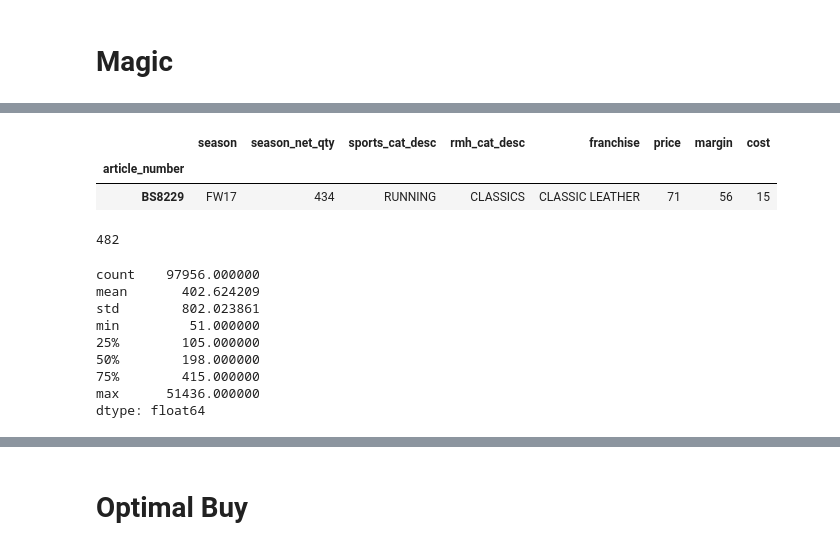
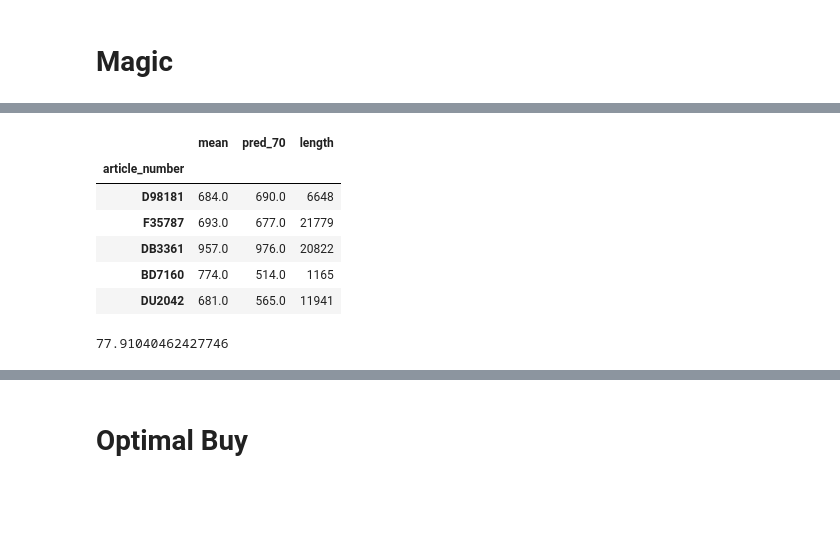
Before and after one commit to cwcomiskey/Misc, a Jupyter notebook: adidas/new_article_EDA.ipynb, the cells around one changed output, grey strips where cells are left out. Saved outputs shown, nothing was run; the diff lists cells and outputs as text; code cells hidden in the pictures; blank space fills up the shorter version.

```diff
--- a/adidas/new_article_EDA.ipynb
+++ b/adidas/new_article_EDA.ipynb
@@ -159,7 +109,0 @@ Name: DZ9385, dtype: object
-# %%
-from itertools import permutations
-from itertools import combinations
-c = combinations([1, 2, 3], 2)
-for i in list(c):
-    print(i)
-    print(i[1])
@@ -189,0 +110,6 @@ art = np.random.choice(dat.index, size = 1, replace = False)
+# %%
+# art = np.random.choice(dat.index, size = 500, replace = False)
+
+# Just articles new in SS19, with season_net_qty > 100
+articles = set(SS19.article_number).intersection(set(dat.index))
+art = articles.copy()
@@ -190,4 +122,7 @@ art = np.random.choice(dat.index, size = 1, replace = False)
 # %%
+from itertools import permutations
+from itertools import combinations
+
 d = {}
 cats = ['sports_cat_desc', 'rmh_cat_desc', 'franchise', 'gender_desc', 'age_group_desc', 'prod_grp_desc', 'prod_type_desc']
 
@@ -198,25 +133,22 @@ for a in art:
 
     net_qtys = pd.Series()
 
-    dat_p = dat[[price in range(int(p - 0.2*p), int(p + 0.2*p)) for price in dat.price]]
+    dat_p = dat[(dat.price >= 0.9*p) & (dat.price <= 1.1*p)]
 
     for c in cats:
         dat_a = dat_p[dat_p[c] == dat_p.loc[a, c]] # filter to that level of that category
         net_qtys = net_qtys.append(dat_a.season_net_qty)
-    print(len(net_qtys))
 
     for c2 in combinations(cats, 2):
         dat_a = dat_p[(dat_p[c2[0]] == dat_p.loc[a, c2[0]]) &
                       (dat_p[c2[1]] == dat_p.loc[a, c2[1]])]
         net_qtys = net_qtys.append(dat_a.season_net_qty)
-    print(len(net_qtys))
 
     for c3 in combinations(cats, 3):
         dat_a = dat_p[(dat_p[c3[0]] == dat_p.loc[a, c3[0]]) &
                       (dat_p[c3[1]] == dat_p.loc[a, c3[1]]) &
                       (dat_p[c3[2]] == dat_p.loc[a, c3[2]])]
         net_qtys = net_qtys.append(dat_a.season_net_qty)
-    print(len(net_qtys))
 
     for c4 in combinations(cats, 4):
         dat_a = dat_p[(dat_p[c4[0]] == dat_p.loc[a, c4[0]]) &
@@ -224,7 +156,6 @@ for a in art:
                       (dat_p[c4[2]] == dat_p.loc[a, c4[2]]) &
                       (dat_p[c4[3]] == dat_p.loc[a, c4[3]])]
         net_qtys = net_qtys.append(dat_a.season_net_qty)
-    print(len(net_qtys))
 
     for c4 in combinations(cats, 5):
         dat_a = dat_p[(dat_p[c4[0]] == dat_p.loc[a, c4[0]]) &
@@ -233,7 +164,6 @@ for a in art:
                       (dat_p[c4[3]] == dat_p.loc[a, c4[3]]) &
                       (dat_p[c4[4]] == dat_p.loc[a, c4[4]])]
         net_qtys = net_qtys.append(dat_a.season_net_qty)
-    print(len(net_qtys))
 
     for c4 in combinations(cats, 6):
         dat_a = dat_p[(dat_p[c4[0]] == dat_p.loc[a, c4[0]]) &
@@ -243,8 +173,16 @@ for a in art:
                       (dat_p[c4[4]] == dat_p.loc[a, c4[4]]) &
                       (dat_p[c4[5]] == dat_p.loc[a, c4[5]])]
         net_qtys = net_qtys.append(dat_a.season_net_qty)
-    print(len(net_qtys))
 
-    d[a] = net_qtys
-    # Would need to restart net_qtys each new article...
+    d[a] = {
+        'mean': net_qtys.mean(),
+        'max': net_qtys.max(),
+        '50': np.percentile(net_qtys, 50),
+        '70': np.percentile(net_qtys, 70),
+        '80': np.percentile(net_qtys, 80),
+        '90': np.percentile(net_qtys, 90),
+        'length': len(net_qtys)
+           }
+    if len(d) % 50 == 0:
+        print(len(d))
 # %% [output]
@@ -257,19 +205,0 @@ for a in art:
-# %%
-dat[dat.index == art[0]][['season', 'season_net_qty', 'sports_cat_desc', 'rmh_cat_desc', 'franchise', 'price', 'margin', 'cost']]
-
-minimize_EL(net_qtys, dat.loc[a, 'margin'], dat.loc[a, 'cost'])
-net_qtys.describe()
-# %% [output]
-|  | season | season_net_qty | sports_cat_desc | rmh_cat_desc | franchise | price | margin | cost |
-| article_number |  |  |  |  |  |  |  |  |
-| BS8229 | FW17 | 434 | RUNNING | CLASSICS | CLASSIC LEATHER | 71 | 56 | 15 |
-482
-count    97956.000000
-mean       402.624209
-std        802.023861
-min         51.000000
-25%        105.000000
-50%        198.000000
-75%        415.000000
-max      51436.000000
-dtype: float64
@@ -275,0 +212,14 @@ dtype: float64
+# %%
+preds = pd.DataFrame([(a, d[a]['mean'], d[a]['70'], d[a]['length']) for a in d.keys()]).round()
+preds.columns = ('article_number', 'mean', 'pred_70', 'length')
+preds = preds.set_index('article_number')
+
+preds.head()
+# %% [output]
+|  | mean | pred_70 | length |
+| article_number |  |  |  |
+| D98181 | 684.0 | 690.0 | 6648 |
+| F35787 | 693.0 | 677.0 | 21779 |
+| DB3361 | 957.0 | 976.0 | 20822 |
+| BD7160 | 774.0 | 514.0 | 1165 |
+| DU2042 | 681.0 | 565.0 | 11941 |
@@ -275,0 +239,5 @@ dtype: float64
+# %%
+APE = (abs(dat_art2.season_net_qty - dat_art2.pred_70)/dat_art2.season_net_qty*100).round()
+APE.mean()
+# %% [output]
+77.91040462427746
```
Also changed, not shown: parts of 31 cells of this notebook.
